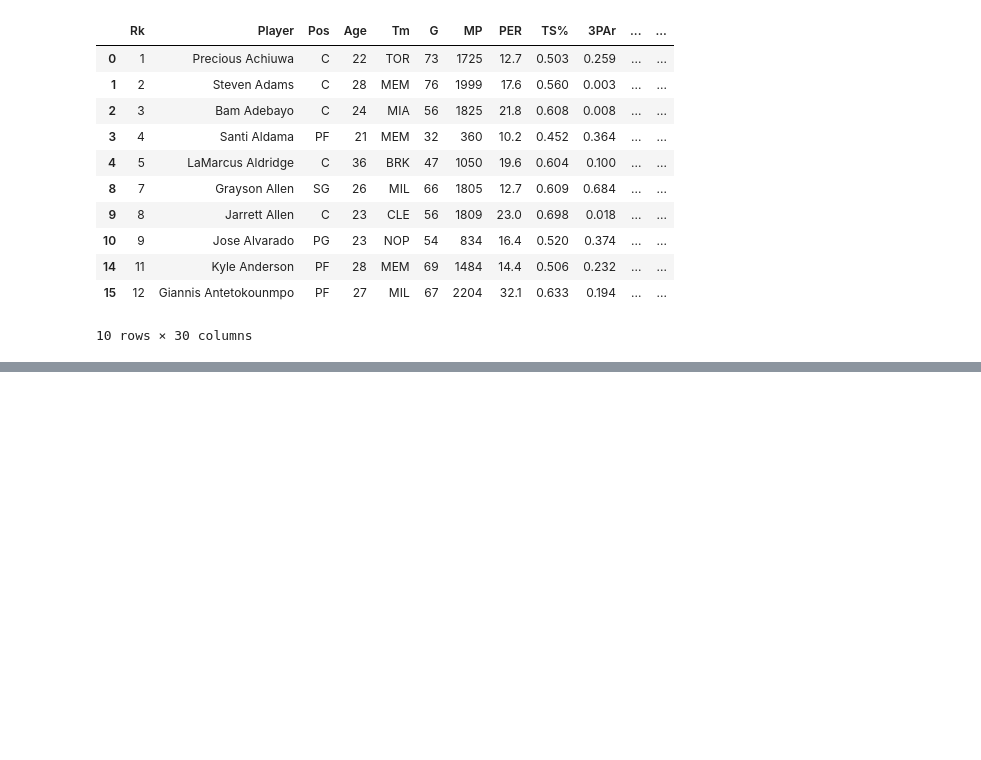
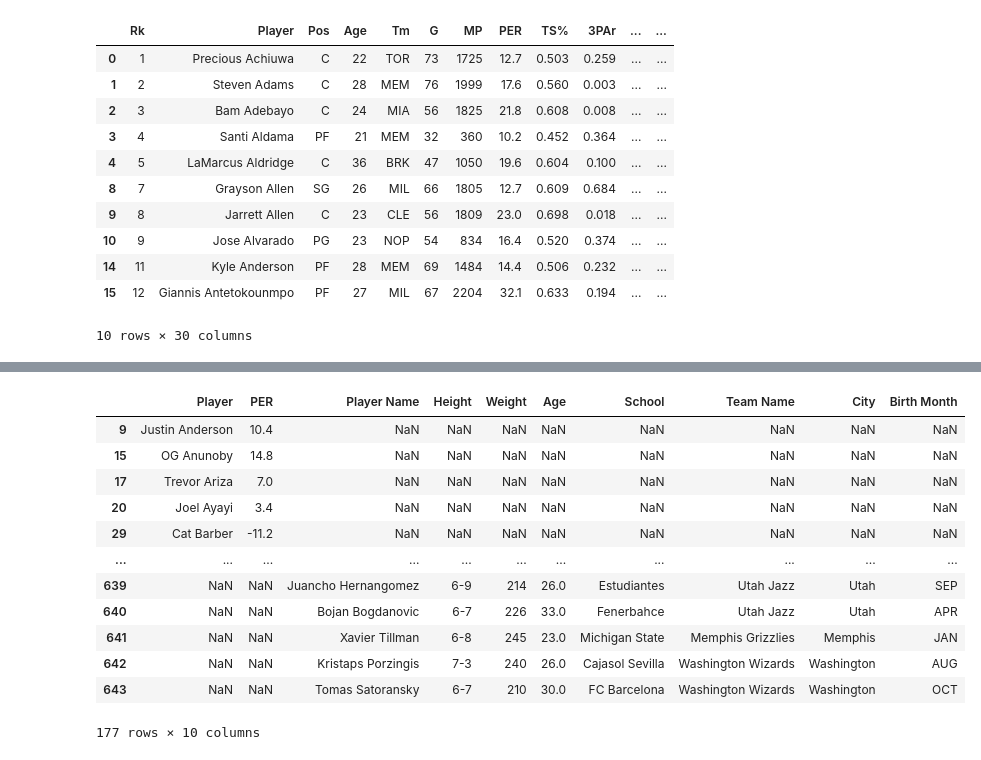
Before and after one commit to meeyoungPH/nba_superlatives, a Jupyter notebook: biometrics/biometrics.ipynb, the cells around one changed output, grey strips where cells are left out. Drawn from its saved outputs; the diff is of its cells as text; code cells hidden in the pictures; blank space fills up the shorter version.

```diff
--- a/biometrics/biometrics.ipynb
+++ b/biometrics/biometrics.ipynb
@@ -281,0 +307,19 @@ clean_df.head(10)
+# %%
+# match players if there is time later - use data from the same source if possible
+missing_df =  merge_df.loc[(merge_df['Player'].isnull()) | (merge_df['Player Name'].isnull())]
+missing_df.to_csv('output/missing.csv')
+missing_df
+# %% [output]
+|  | Player | PER | Player Name | Height | Weight | Age | School | Team Name | City | Birth Month |
+| 9 | Justin Anderson | 10.4 | NaN | NaN | NaN | NaN | NaN | NaN | NaN | NaN |
+| 15 | OG Anunoby | 14.8 | NaN | NaN | NaN | NaN | NaN | NaN | NaN | NaN |
+| 17 | Trevor Ariza | 7.0 | NaN | NaN | NaN | NaN | NaN | NaN | NaN | NaN |
+| 20 | Joel Ayayi | 3.4 | NaN | NaN | NaN | NaN | NaN | NaN | NaN | NaN |
+| 29 | Cat Barber | -11.2 | NaN | NaN | NaN | NaN | NaN | NaN | NaN | NaN |
+| ... | ... | ... | ... | ... | ... | ... | ... | ... | ... | ... |
+| 639 | NaN | NaN | Juancho Hernangomez | 6-9 | 214 | 26.0 | Estudiantes | Utah Jazz | Utah | SEP |
+| 640 | NaN | NaN | Bojan Bogdanovic | 6-7 | 226 | 33.0 | Fenerbahce | Utah Jazz | Utah | APR |
+| 641 | NaN | NaN | Xavier Tillman | 6-8 | 245 | 23.0 | Michigan State | Memphis Grizzlies | Memphis | JAN |
+| 642 | NaN | NaN | Kristaps Porzingis | 7-3 | 240 | 26.0 | Cajasol Sevilla | Washington Wizards | Washington | AUG |
+| 643 | NaN | NaN | Tomas Satoransky | 6-7 | 210 | 30.0 | FC Barcelona | Washington Wizards | Washington | OCT |
+177 rows × 10 columns
```
Also changed, not shown: parts of 5 cells of this notebook, 1 other file.
